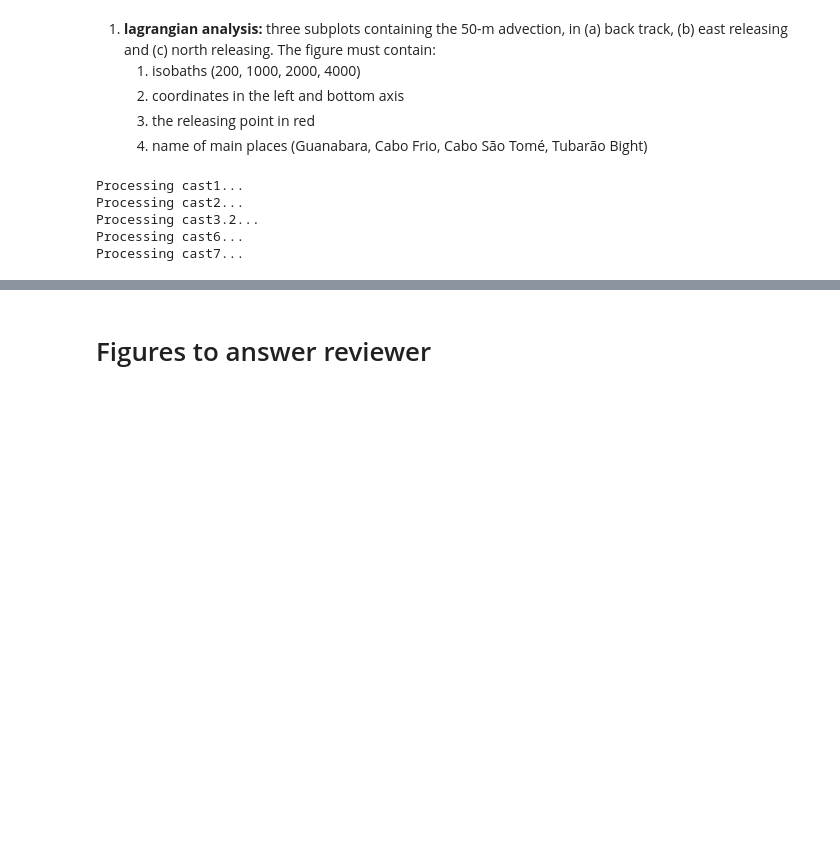
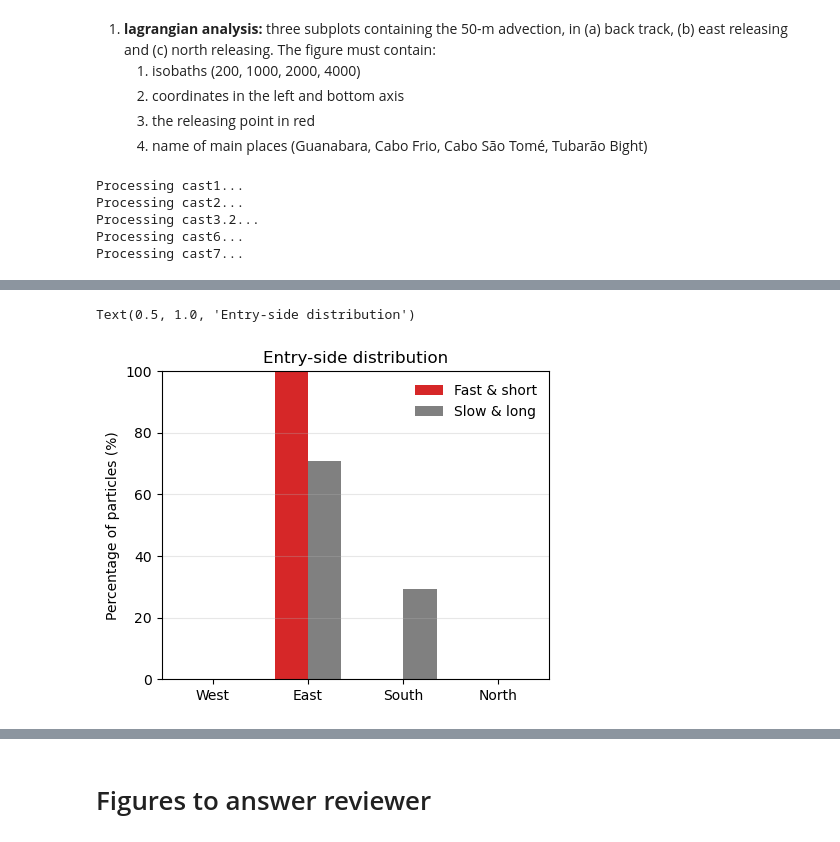
Before and after one commit to nilodna/smax_pathways, a Jupyter notebook: scripts/00_manuscript_lagrangian_analysis.ipynb, the cells around one changed output, grey strips where cells are left out. Cells and saved outputs as stored; diff of their text form; code cells hidden in the pictures; blank space fills up the shorter version.

```diff
--- a/scripts/00_manuscript_lagrangian_analysis.ipynb
+++ b/scripts/00_manuscript_lagrangian_analysis.ipynb
@@ -248,0 +634,36 @@ plt.savefig('../figures/manuscript/00_manuscript_lagrangian_analysis.png', bbox_
+# %%
+labels = ["West", "East", "South", "North"]
+
+fast_perc = [percent(west, fast_entered), percent(east, fast_entered), percent(south, fast_entered), percent(north, fast_entered)]
+slow_perc = [percent(west, slow_entered), percent(east, slow_entered), percent(south, slow_entered), percent(north, slow_entered)]
+
+import numpy as np
+import matplotlib.pyplot as plt
+
+x = np.arange(len(labels))
+w = 0.35
+
+fig, ax = plt.subplots(figsize=(5,4))
+
+ax.bar(x - w/2, fast_perc, w,
+       label="Fast & short",
+       color="tab:red")
+
+ax.bar(x + w/2, slow_perc, w,
+       label="Slow & long",
+       color="gray")
+
+ax.set_xticks(x)
+ax.set_xticklabels(labels)
+ax.set_ylabel("Percentage of particles (%)")
+ax.set_ylim(0, 100)
+
+ax.legend(frameon=False)
+ax.grid(axis="y", alpha=0.3)
+
+ax.set_title("Entry-side distribution")
+
+# caption: Percentage of particles entering the region of interest through each boundary, computed considering only particles that effectively enter the box and separated by pathway.
+# %% [output]
+Text(0.5, 1.0, 'Entry-side distribution')
+[figure, added]
```
Also changed, not shown: parts of 29 cells of this notebook, 5 other files.
